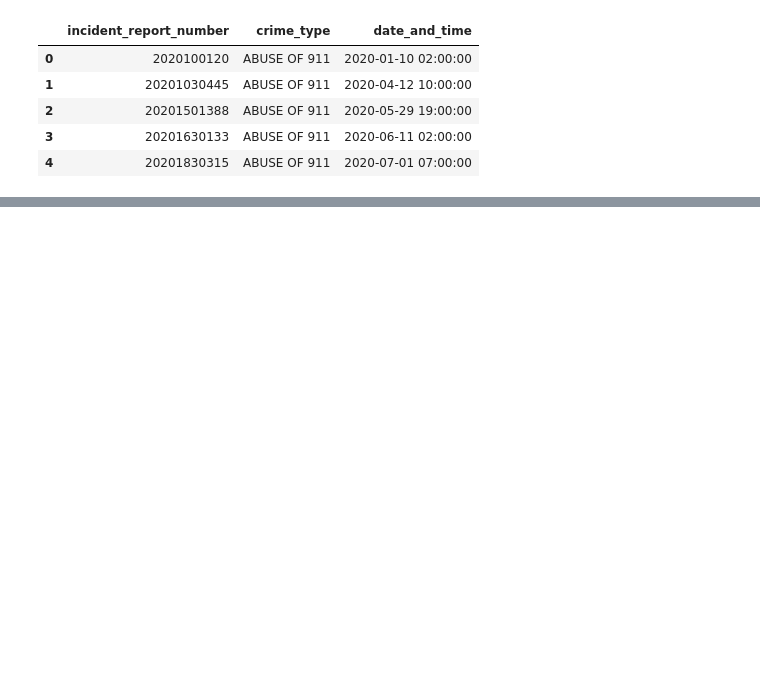
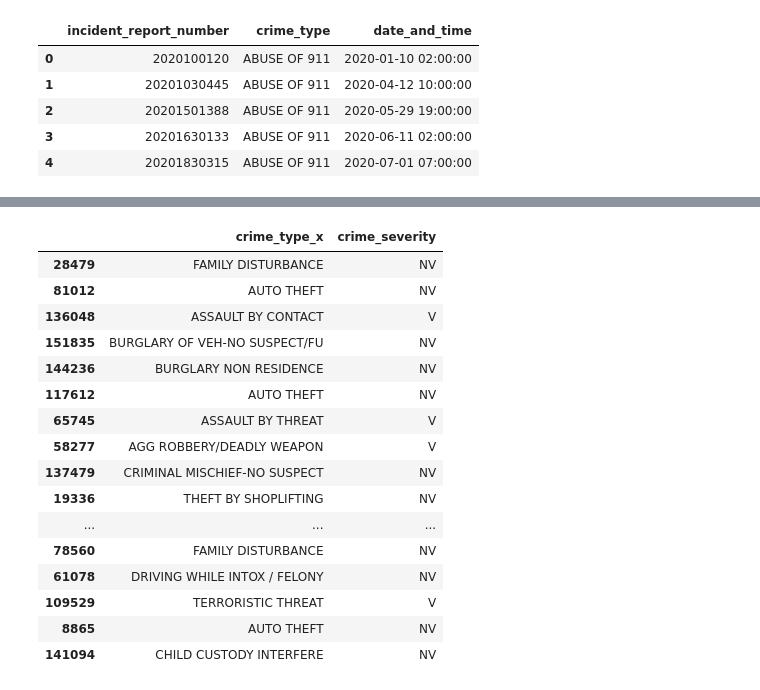
Before and after one commit to ChristopheGarcia1/Crime_Analysis-, a Jupyter notebook: src/resources/crime_cleaning.ipynb, the cells around one changed output, grey strips where cells are left out. Cells and saved outputs as stored; diff of their text form; code cells hidden in the pictures; blank space fills up the shorter version.

```diff
--- a/src/resources/crime_cleaning.ipynb
+++ b/src/resources/crime_cleaning.ipynb
@@ -704,3 +809,23 @@ crime_data_cleaned
+# %%
+crime_data_cleaned[['crime_type_x','crime_severity']].sample(20)
+# %% [output]
+|  | crime_type_x | crime_severity |
+| 28479 | FAMILY DISTURBANCE | NV |
+| 81012 | AUTO THEFT | NV |
+| 136048 | ASSAULT BY CONTACT | V |
+| 151835 | BURGLARY OF VEH-NO SUSPECT/FU | NV |
+| 144236 | BURGLARY NON RESIDENCE | NV |
+| 117612 | AUTO THEFT | NV |
+| 65745 | ASSAULT BY THREAT | V |
+| 58277 | AGG ROBBERY/DEADLY WEAPON | V |
+| 137479 | CRIMINAL MISCHIEF-NO SUSPECT | NV |
+| 19336 | THEFT BY SHOPLIFTING | NV |
+| ... | ... | ... |
+| 78560 | FAMILY DISTURBANCE | NV |
+| 61078 | DRIVING WHILE INTOX / FELONY | NV |
+| 109529 | TERRORISTIC THREAT | V |
+| 8865 | AUTO THEFT | NV |
+| 141094 | CHILD CUSTODY INTERFERE | NV |
 # %%
 # crime_format_for_weather_counts = crime_df_weather.resample('60T').sum()
 # crime_format_for_weather_counts =  crime_format_for_weather_counts.reset_index()
```
Also changed, not shown: parts of 24 cells of this notebook, 2 other files.
